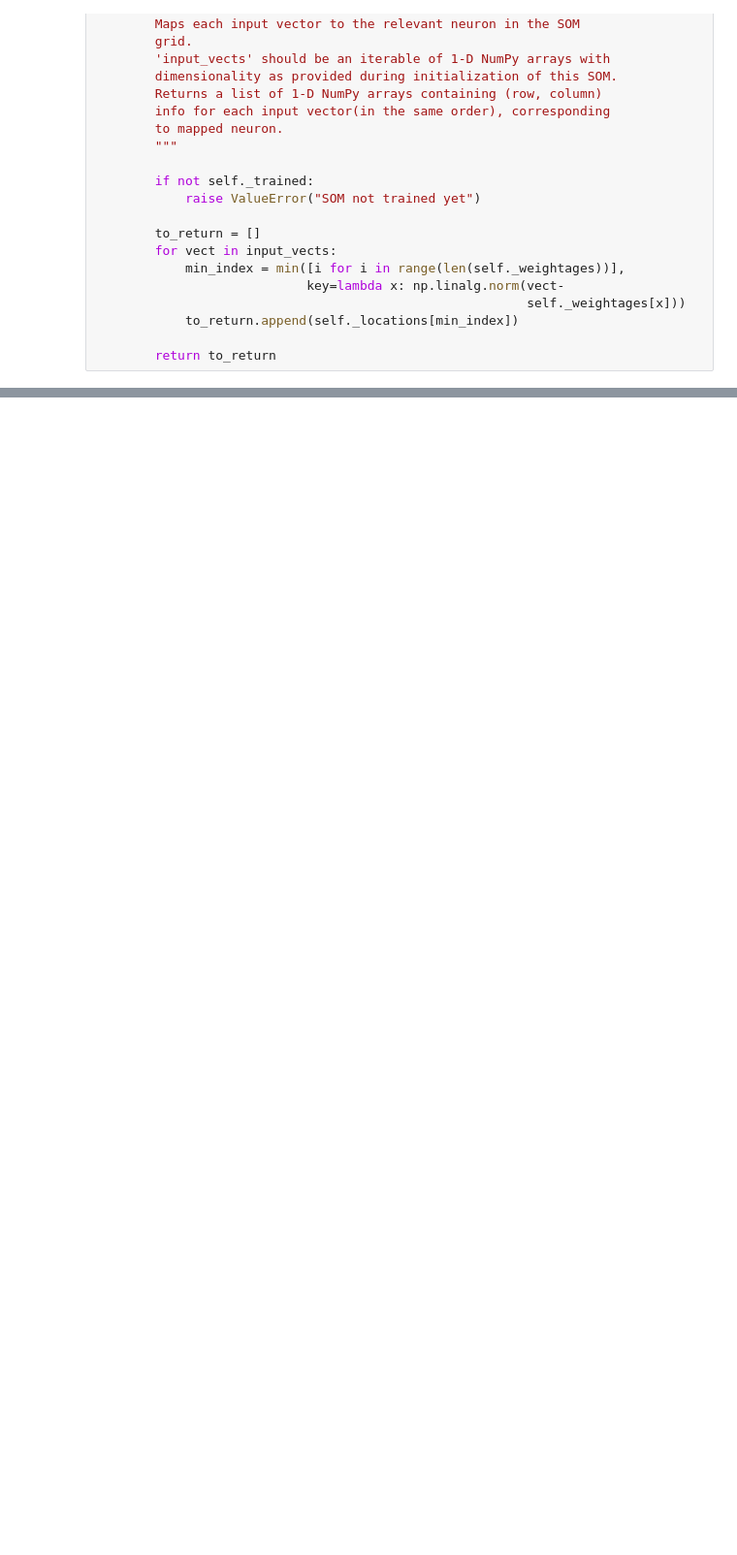
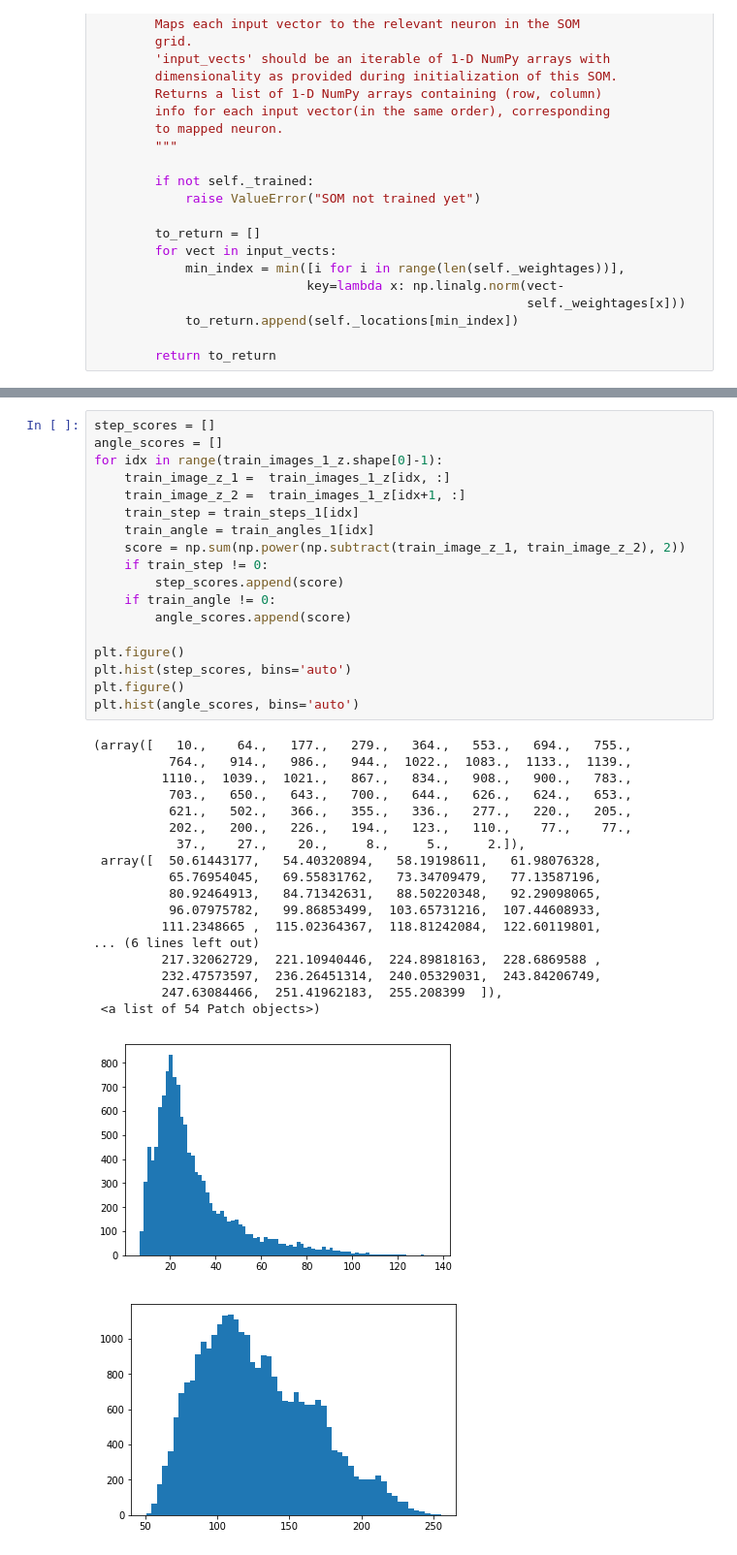
Before and after one commit to mislam5285/Unsupervised-Representation-Learning, a Jupyter notebook: Test4.ipynb, the cells around one changed output, grey strips where cells are left out. Shown at 97% size. Cells and saved outputs as stored; diff of their text form; blank space fills up the shorter version.

```diff
--- a/Test4.ipynb
+++ b/Test4.ipynb
@@ -324,2 +300,40 @@ print(test_images.shape, test_cmds.shape, test_xs.shape, len(test_x_set), test_y
 (12096, 40, 320, 1) (12096, 3) (12096,) 24 (12096,) 14 (12096,) 36 (12096, 640)
+# %%
+step_scores = []
+angle_scores = []
+for idx in range(train_images_1_z.shape[0]-1):
+    train_image_z_1 =  train_images_1_z[idx, :]
+    train_image_z_2 =  train_images_1_z[idx+1, :]
+    train_step = train_steps_1[idx]
+    train_angle = train_angles_1[idx]
+    score = np.sum(np.power(np.subtract(train_image_z_1, train_image_z_2), 2))
+    if train_step != 0:
+        step_scores.append(score)
+    if train_angle != 0:
+        angle_scores.append(score)
+
+plt.figure()
+plt.hist(step_scores, bins='auto')
+plt.figure()
+plt.hist(angle_scores, bins='auto')
+# %% [output]
+(array([   10.,    64.,   177.,   279.,   364.,   553.,   694.,   755.,
+          764.,   914.,   986.,   944.,  1022.,  1083.,  1133.,  1139.,
+         1110.,  1039.,  1021.,   867.,   834.,   908.,   900.,   783.,
+          703.,   650.,   643.,   700.,   644.,   626.,   624.,   653.,
+          621.,   502.,   366.,   355.,   336.,   277.,   220.,   205.,
+          202.,   200.,   226.,   194.,   123.,   110.,    77.,    77.,
+           37.,    27.,    20.,     8.,     5.,     2.]),
+ array([  50.61443177,   54.40320894,   58.19198611,   61.98076328,
+          65.76954045,   69.55831762,   73.34709479,   77.13587196,
+          80.92464913,   84.71342631,   88.50220348,   92.29098065,
+          96.07975782,   99.86853499,  103.65731216,  107.44608933,
+         111.2348665 ,  115.02364367,  118.81242084,  122.60119801,
+... (6 lines left out)
+         217.32062729,  221.10940446,  224.89818163,  228.6869588 ,
+         232.47573597,  236.26451314,  240.05329031,  243.84206749,
+         247.63084466,  251.41962183,  255.208399  ]),
+ <a list of 54 Patch objects>)
+[figure, added]
+[figure, added]
 # %%
```
Also changed, not shown: parts of 14 cells of this notebook.
